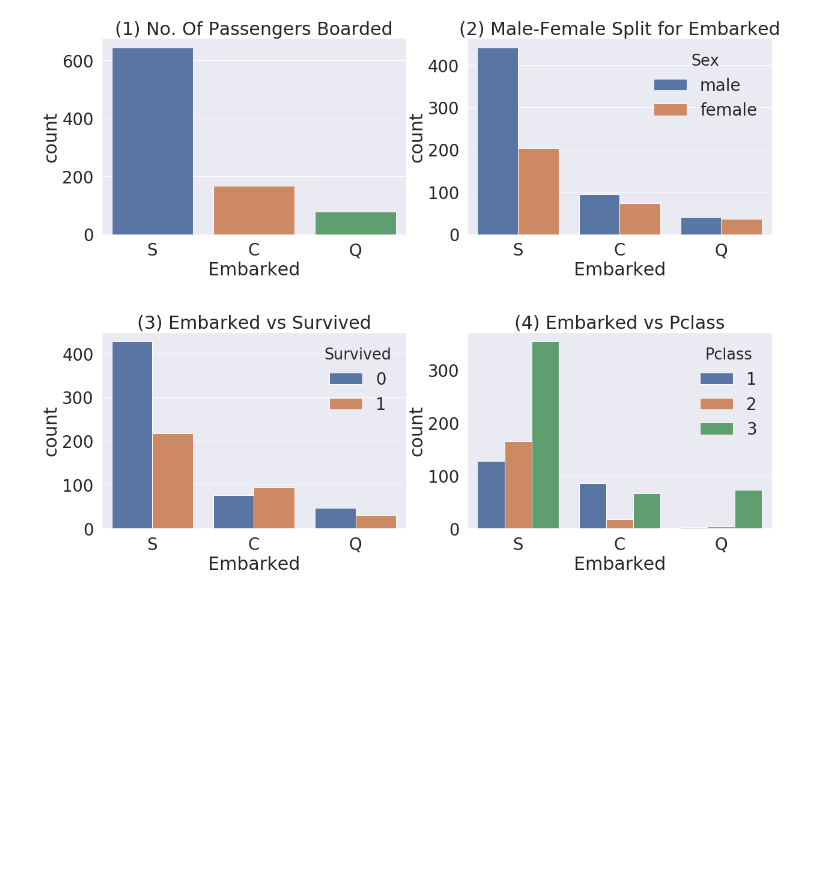
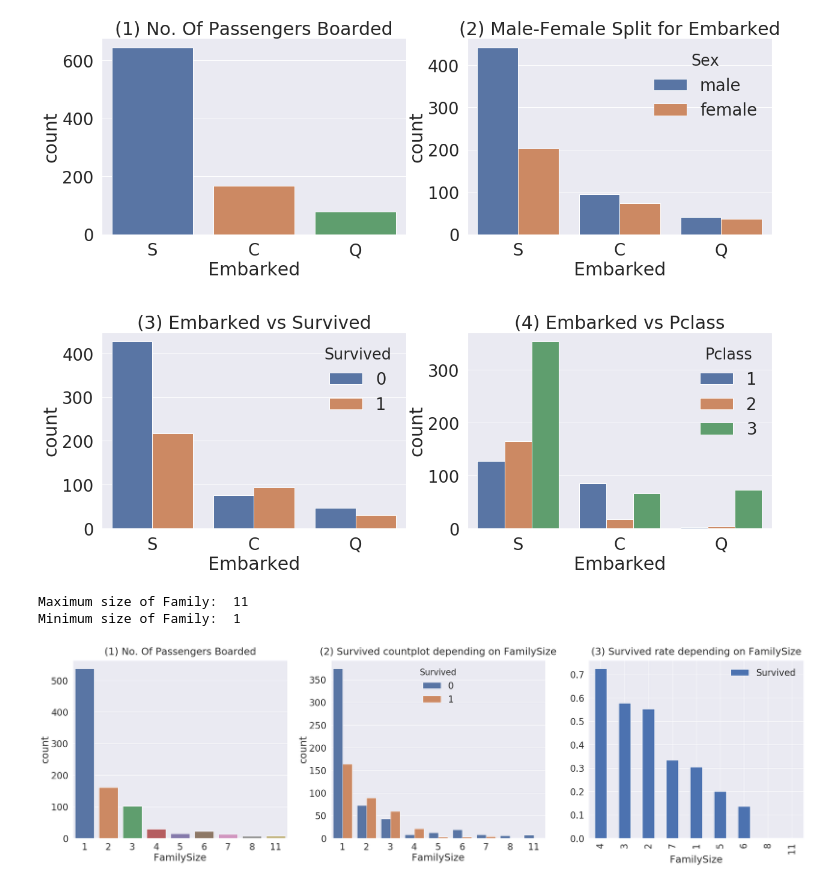
Before and after one commit to jihyunjeongme/data-analysis-kaggle, a Jupyter notebook: [Kaggle_Titanic]_EDA_To_prediction(DieTanic).ipynb, the cells around one changed output. Saved outputs shown, nothing was run; the diff lists cells and outputs as text; code cells hidden in the pictures; blank space fills up the shorter version.

```diff
--- a/[Kaggle_Titanic]_EDA_To_prediction(DieTanic).ipynb
+++ b/[Kaggle_Titanic]_EDA_To_prediction(DieTanic).ipynb
@@ -317,3 +320,30 @@ plt.show()
 # C와 Q는 남녀 비율이 비슷, S는 남자가 더 많음
 # 생존확률이 S 경우 많이 낮음
 # C가 생존 확률이 높은건 Pclass가 높은 사람이 많이 타서 그렇고, S는 3rd class가 많아서 생존확률이 낮게 나옴.
+# %%
+# Family - SibSp(형제 자매) + Parch(부모, 자녀)
+df_train['FamilySize'] = df_train['SibSp'] + df_train['Parch'] + 1 # 자신을 포함해야하니 1을 더합니다
+df_test['FamilySize'] = df_test['SibSp'] + df_test['Parch'] + 1 # 자신을 포함해야하니 1을 더합니다
+# %%
+print("Maximum size of Family: ", df_train['FamilySize'].max())
+print("Minimum size of Family: ", df_train['FamilySize'].min())
+# %% [output]
+Maximum size of Family:  11
+Minimum size of Family:  1
+# %%
+# FamilySize와 생존의 관계를 한번 살펴봅시다.
+f, ax=plt.subplots(1, 3, figsize=(40,10))
+
+ax[0].set_title('(1) No. Of Passengers Boarded', y=1.02)
+sns.countplot('FamilySize', data=df_train, ax=ax[0])
+
+ax[1].set_title('(2) Survived countplot depending on FamilySize',  y=1.02)
+sns.countplot('FamilySize', hue='Survived', data=df_train, ax=ax[1])
+
+ax[2].set_title('(3) Survived rate depending on FamilySize',  y=1.02)
+df_train[['FamilySize', 'Survived']].groupby(['FamilySize'], as_index=True).mean().sort_values(by='Survived', ascending=False).plot.bar(ax=ax[2])
+
+plt.subplots_adjust(wspace=0.2, hspace=0.5)
+plt.show()
+# %% [output]
+[figure, added]
```
Also changed, not shown: parts of 7 cells of this notebook.
